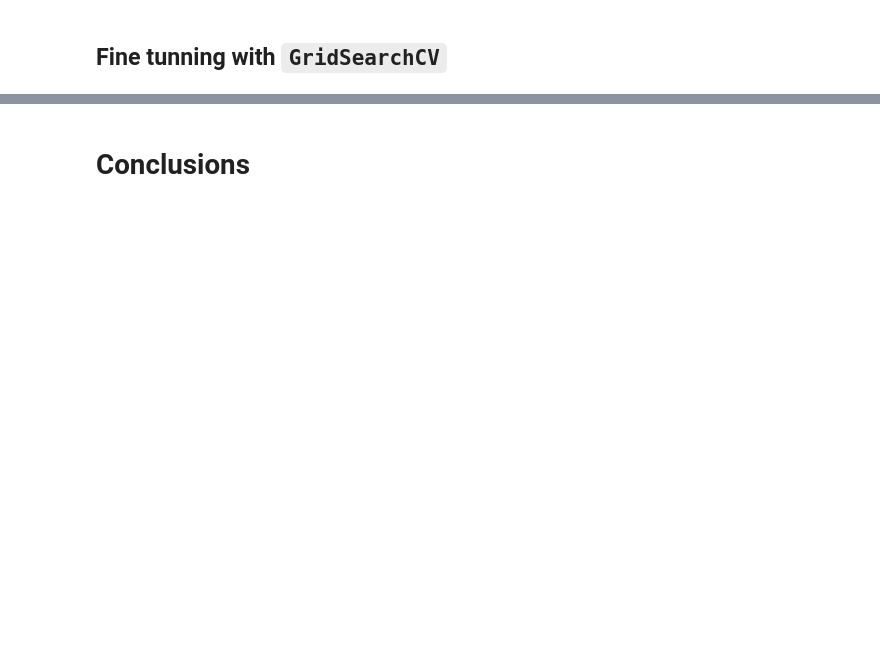
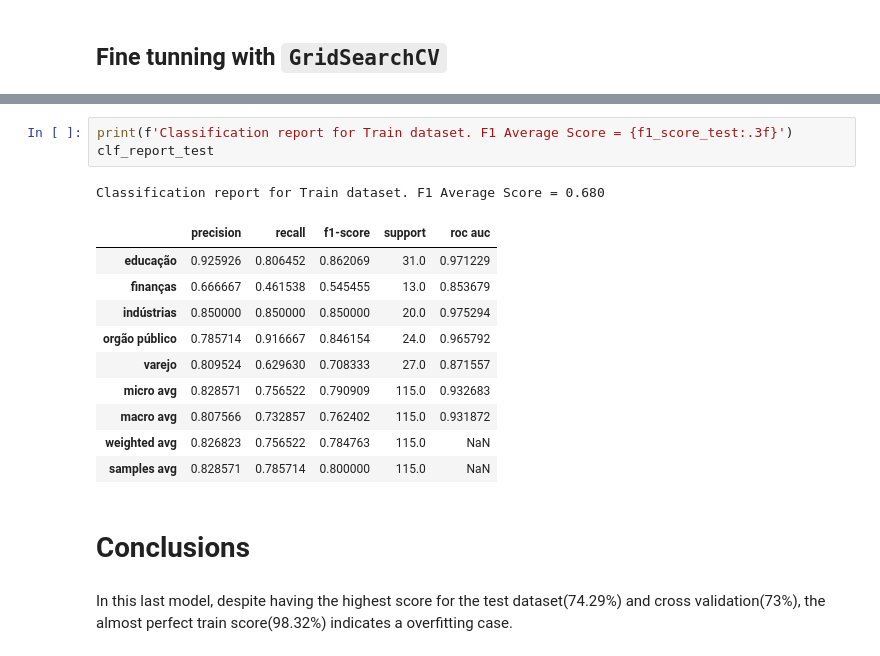
Before and after one commit to baiochi/phrases-classification, a Jupyter notebook: machine-learning.ipynb, the cells around one changed output, grey strips where cells are left out. Drawn from its saved outputs; the diff is of its cells as text; blank space fills up the shorter version.

```diff
--- a/machine-learning.ipynb
+++ b/machine-learning.ipynb
@@ -792,2 +900,19 @@ F1 weighted: 0.73
+# %%
+print(f'Classification report for Train dataset. F1 Average Score = {f1_score_test:.3f}')
+clf_report_test
+# %% [output]
+Classification report for Train dataset. F1 Average Score = 0.680
+|  | precision | recall | f1-score | support | roc auc |
+| educação | 0.925926 | 0.806452 | 0.862069 | 31.0 | 0.971229 |
+| finanças | 0.666667 | 0.461538 | 0.545455 | 13.0 | 0.853679 |
+| indústrias | 0.850000 | 0.850000 | 0.850000 | 20.0 | 0.975294 |
+| orgão público | 0.785714 | 0.916667 | 0.846154 | 24.0 | 0.965792 |
+| varejo | 0.809524 | 0.629630 | 0.708333 | 27.0 | 0.871557 |
+| micro avg | 0.828571 | 0.756522 | 0.790909 | 115.0 | 0.932683 |
+| macro avg | 0.807566 | 0.732857 | 0.762402 | 115.0 | 0.931872 |
+| weighted avg | 0.826823 | 0.756522 | 0.784763 | 115.0 | NaN |
+| samples avg | 0.828571 | 0.785714 | 0.800000 | 115.0 | NaN |
 # %% [markdown]
 # Conclusions
+# %% [markdown]
+In this last model, despite having the highest score for the test dataset(74.29%) and cross validation(73%), the almost perfect train score(98.32%) indicates a overfitting case.
```
Also changed, not shown: parts of 27 cells of this notebook.
